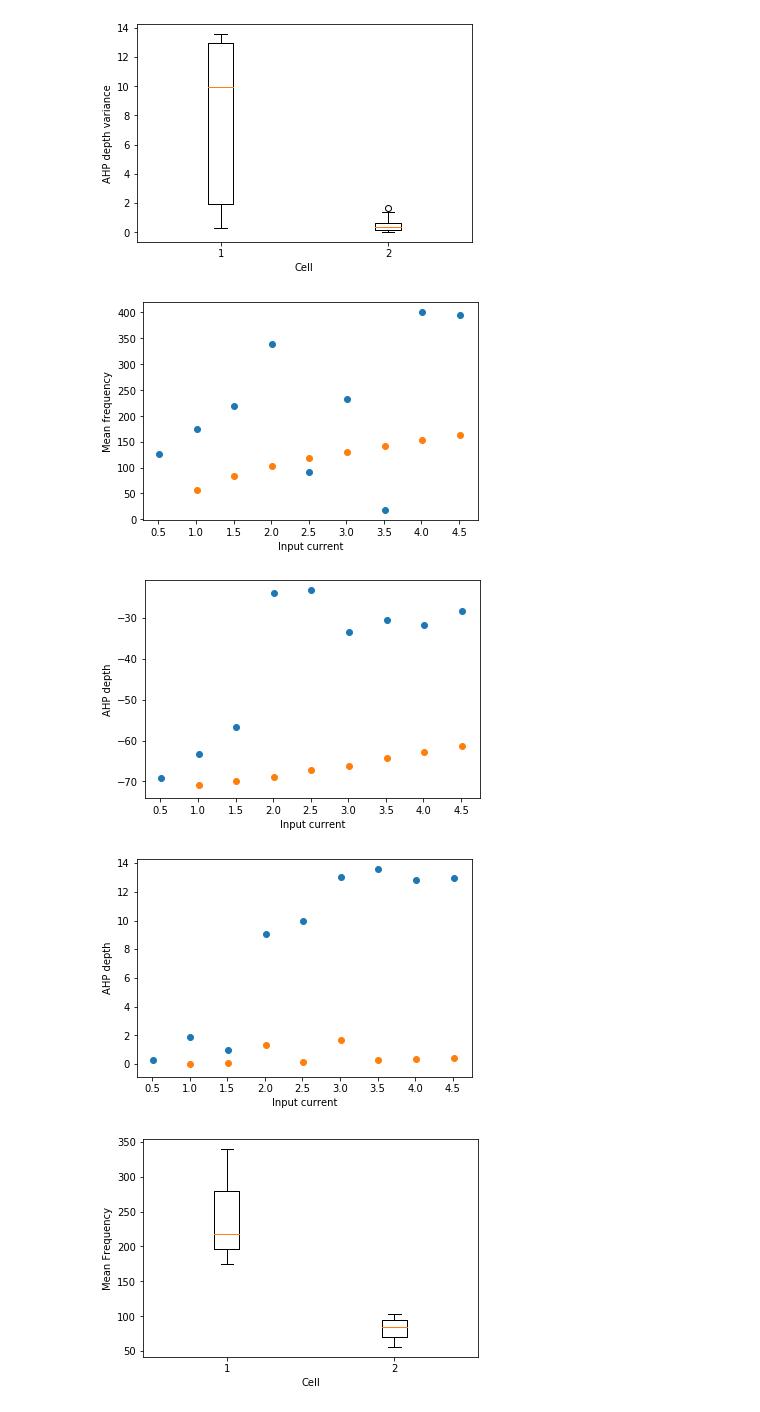
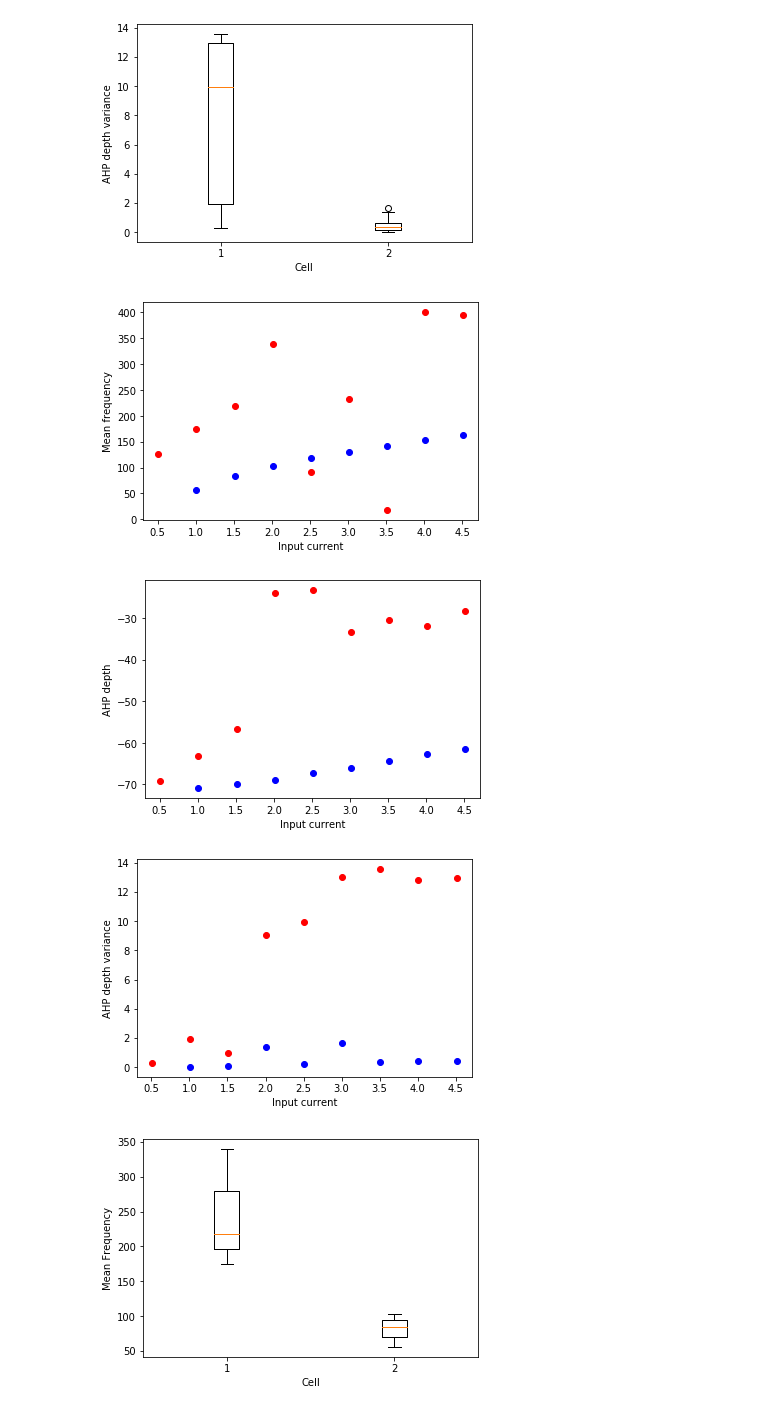
Before and after one commit to jjt20/InSilicoClass, a Jupyter notebook: my_notebooks/Week5/Week5_HomeWork.ipynb, the cells around one changed output. Cells and saved outputs as stored; diff of their text form; code cells hidden in the pictures.

```diff
--- a/my_notebooks/Week5/Week5_HomeWork.ipynb
+++ b/my_notebooks/Week5/Week5_HomeWork.ipynb
@@ -577,30 +577,30 @@ plt.show()
 # %%
 plt.figure()
 plt.plot(np.arange(0.01,5.,0.5),mean_freq1,'or')
-plt.plot(np.arange(0.01,5.,0.5),mean_freq2)
+plt.plot(np.arange(0.01,5.,0.5),mean_freq2,'ob')
 plt.xlabel('Input current')
 plt.ylabel('Mean frequency')
 plt.show()
 # %% [output]
-[figure, old version]
+[figure, new version]
 # %%
 plt.figure()
-plt.scatter(np.arange(0.01,5.,0.5),AHP1,'r')
-plt.scatter(np.arange(0.01,5.,0.5),AHP2,'b')
+plt.plot(np.arange(0.01,5.,0.5),AHP1,'or')
+plt.plot(np.arange(0.01,5.,0.5),AHP2,'ob')
 plt.xlabel('Input current')
 plt.ylabel('AHP depth')
 plt.show()
 # %% [output]
-[figure, old version]
+[figure, new version]
 # %%
 plt.figure()
-plt.scatter(np.arange(0.01,5.,0.5),AHPVars1)
-plt.scatter(np.arange(0.01,5.,0.5),AHPVars2)
+plt.plot(np.arange(0.01,5.,0.5),AHPVars1,'or')
+plt.plot(np.arange(0.01,5.,0.5),AHPVars2,'ob')
 plt.xlabel('Input current')
-plt.ylabel('AHP depth')
+plt.ylabel('AHP depth variance')
 plt.show()
 # %% [output]
-[figure, old version]
+[figure, new version]
 # %%
 plt.figure()
 plt.boxplot([mean_freq1[2:5],mean_freq2[2:5]])
```
Also changed, not shown: parts of 3 cells of this notebook, 21 other files.
